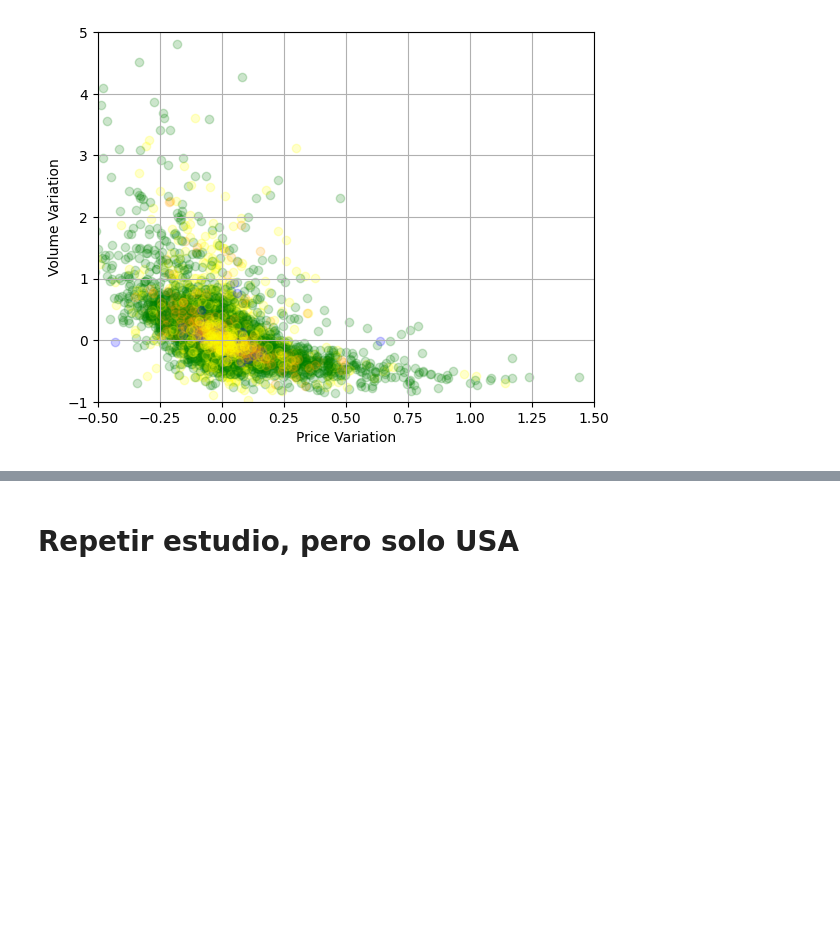
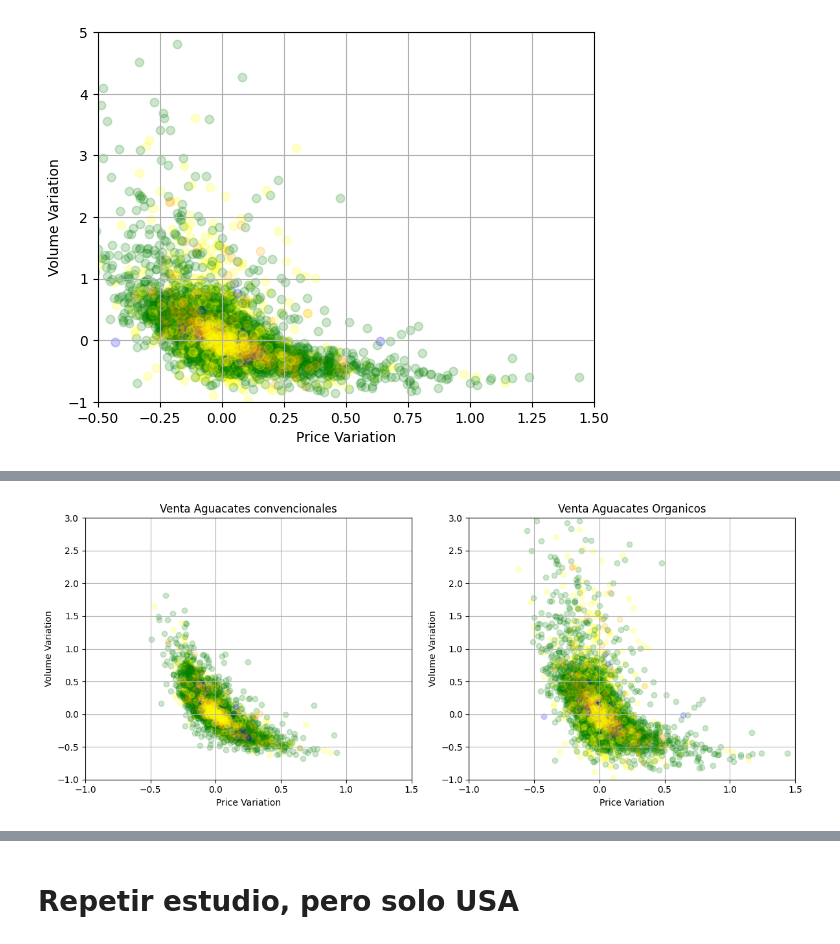
Before and after one commit to cpujol-dev/MiniProjectAavocado, a Jupyter notebook: 3.proyecto_team_apartados.ipynb, the cells around one changed output, grey strips where cells are left out. Saved outputs shown, nothing was run; the diff lists cells and outputs as text; code cells hidden in the pictures; blank space fills up the shorter version.

Commit message:
Plots duales elasticity

```diff
--- a/3.proyecto_team_apartados.ipynb
+++ b/3.proyecto_team_apartados.ipynb
@@ -679,0 +644,54 @@ plt.show()
+# %%
+import matplotlib.pyplot as plt
+import numpy as np
+import pandas as pd
+
+
+# Crear la figura y los subplots
+fig, axs = plt.subplots(1, 2, figsize=(12, 5))  # 1 fila, 2 columnas
+
+for region in pd.unique(df_cp_elast['region']):
+
+    elast_region = df_cp_elast[df_cp_elast['region'] == region].copy()
+
+    conventional_df = elast_region[elast_region['type'] == 'conventional'].copy().reset_index()
+    conventional_df['Variation Volume'] = conventional_df['Total Volume'].pct_change()
+    conventional_df['Variation AveragePrice'] =  conventional_df['AveragePrice'].pct_change()
+
+    color= classification_colors[conventional_df.loc[1,'region_class']]#.map(classification_colors)
+    y_values = conventional_df.loc[1:,'Variation Volume']
+    x_values = conventional_df.loc[1:,'Variation AveragePrice']
+    axs[0].scatter(x=x_values, y= y_values, color = color, alpha = 0.2)
+
+
+
+    organic_df = elast_region[elast_region['type'] == 'organic'].copy().reset_index()
+    organic_df['Variation Volume'] = organic_df['Total Volume'].pct_change()
+    organic_df['Variation AveragePrice'] =  organic_df['AveragePrice'].pct_change()
+
+
+    color= classification_colors[organic_df.loc[1,'region_class']]#.map(classification_colors)
+    y_values_org = organic_df.loc[1:,'Variation Volume']
+    x_values_org  = organic_df.loc[1:,'Variation AveragePrice']
+    axs[1].scatter(x=x_values_org, y= y_values_org, color = color, alpha = 0.2)
+
+
+axs[0].set_ylabel('Volume Variation')
+axs[0].set_xlabel('Price Variation')
+axs[0].set_ylim(-1,3)
+axs[0].set_xlim(-1,1.5)
+axs[0].set_title('Venta Aguacates convencionales')
+axs[0].grid()
+
+axs[1].set_ylabel('Volume Variation')
+axs[1].set_xlabel('Price Variation')
+axs[1].set_ylim(-1,3)
+axs[1].set_xlim(-1,1.5)
+axs[1].set_title('Venta Aguacates Organicos')
+axs[1].grid()
+
+# Mostrar el gráfico
+plt.tight_layout()  # Ajusta el espaciado
+plt.show()
+# %% [output]
+[figure, added]
```
Also changed, not shown: parts of 6 cells of this notebook, 1 other file.
